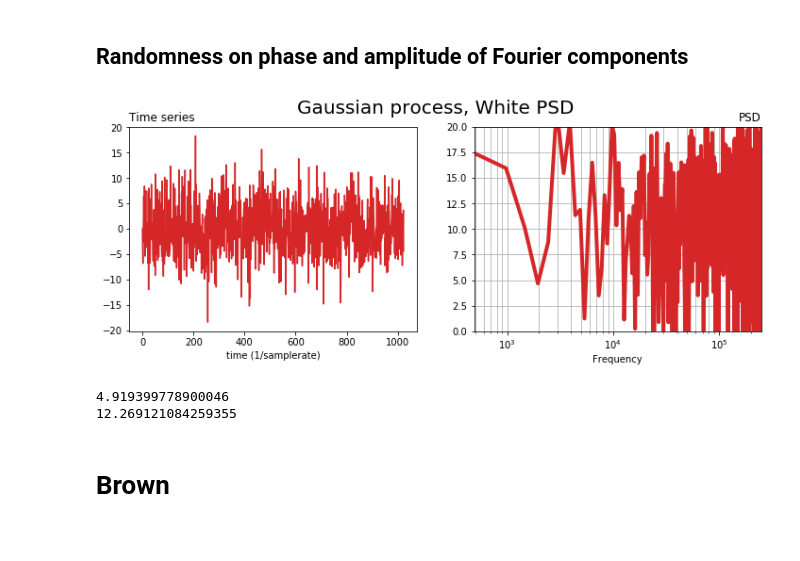
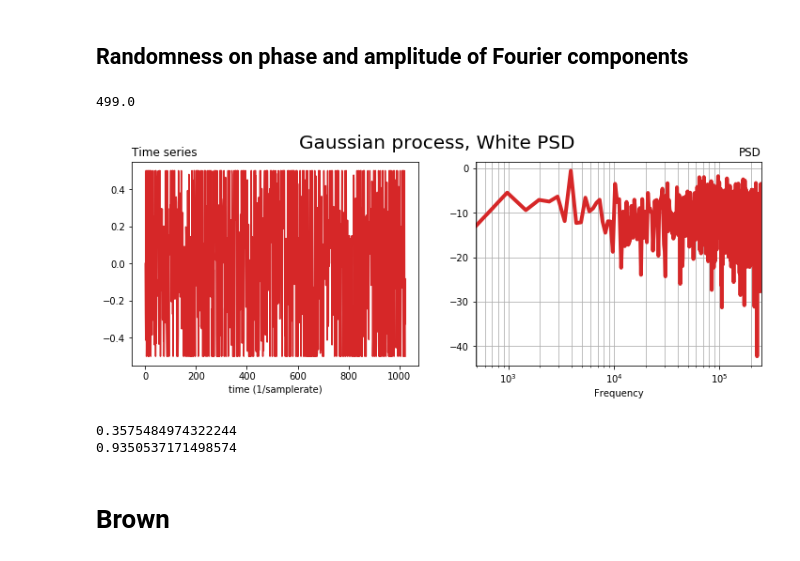
Before and after one commit to HaeffnerLab/lattice_notebooks, a Jupyter notebook: noise_generation_example.ipynb, the cells around one changed output. Drawn from its saved outputs; the diff is of its cells as text; code cells hidden in the pictures.

```diff
--- a/noise_generation_example.ipynb
+++ b/noise_generation_example.ipynb
@@ -230,29 +230,36 @@ print(np.sqrt(np.max(pamps)))
 # %% [markdown]
 ## Randomness on phase and amplitude of Fourier components
+# %%
+2e-6 // 4e-9
+# %% [output]
+499.0
 # %%
-std = 10
+std = 1
 samples = 1024
-freqs, f, b = generate_white_noise(std, samples=samples, just_phase=False)
+freqs, f, b = generate_white_noise(std,
+                                   samplerate=1/2e-6,
+                                   min_value=-0.5, max_value=0.5,
+                                   samples=samples, just_phase=False)
 
 fig, ax = plt.subplots(1,2, figsize=(12,4))
 ax[0].plot(range(len(b)), b, color="C3")
 ax[0].set_title("Time series", loc="left")
 ax[0].set_xlabel("time (1/samplerate)")
 pamps = np.abs(np.fft.rfft(b, norm="ortho"))**2
 ax[1].semilogx(freqs, 10 * np.log10(pamps), lw=4, color="C3")
-ax[1].set_ylim(0, 20)
+# ax[1].set_ylim(0, 20)
 ax[1].set_xlim(freqs[1], freqs[-1])
 ax[1].set_xlabel("Frequency")
 ax[1].set_title("PSD", loc="right")
 ax[1].grid(True, which="both")
 plt.suptitle("Gaussian process, White PSD", fontsize=20)
 plt.show()
 print(np.std(b))
 print(np.sqrt(np.max(pamps)))
 # %% [output]
-[figure, old version]
+[figure, new version]
-4.919399778900046
-12.269121084259355
+0.3575484974322244
+0.9350537171498574
 # %% [markdown]
 # Brown
 # %% [markdown]
```
Also changed, not shown: parts of 13 cells of this notebook, 7 other files.
